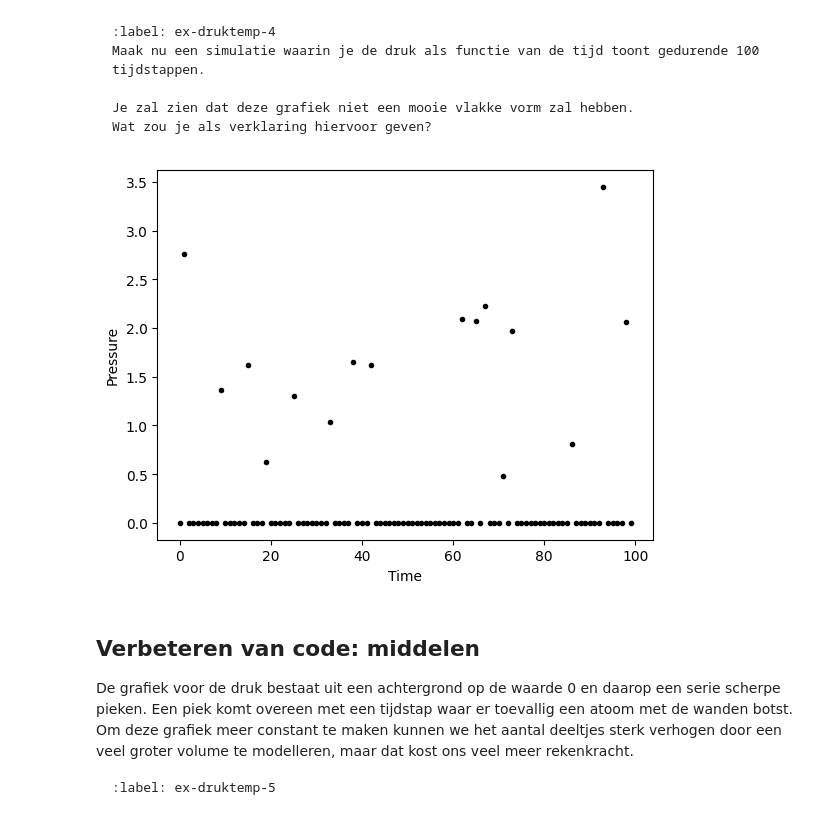
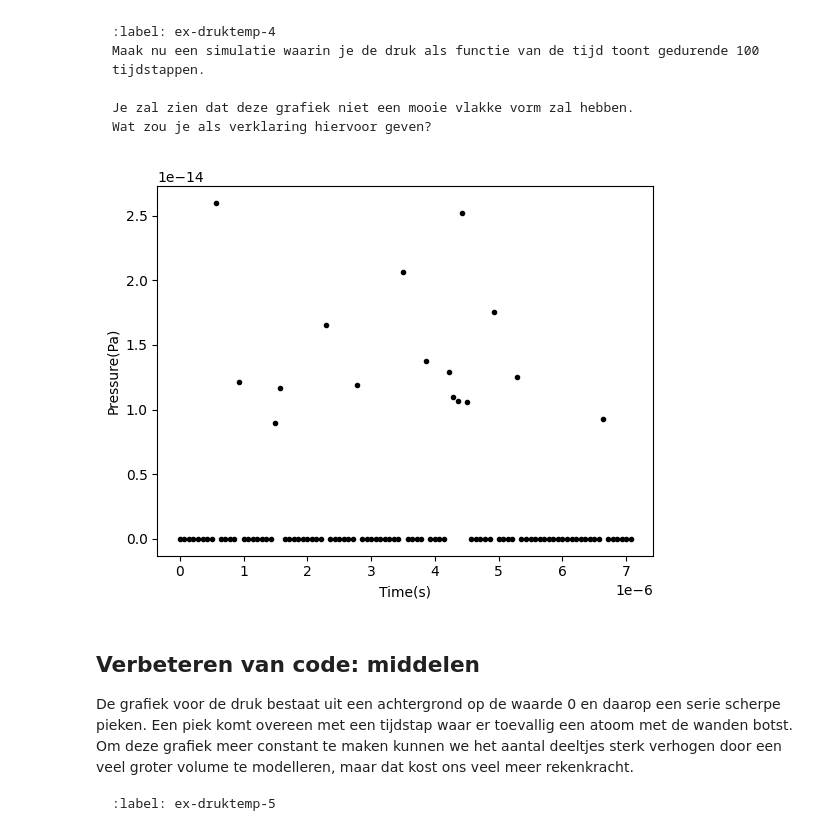
Before and after one commit to Toomab/warme-dynamica, a Jupyter notebook: Content/PySim/5_druktemp.ipynb, the cells around one changed output. Saved outputs shown, nothing was run; the diff lists cells and outputs as text; code cells hidden in the pictures.

```diff
--- a/Content/PySim/5_druktemp.ipynb
+++ b/Content/PySim/5_druktemp.ipynb
@@ -324,24 +323,24 @@ Wat zou je als verklaring hiervoor geven?
 # %%
 t = 100
 particles = []
 times = np.arange(t)*DT*T0
 temp = np.zeros(t)
 P = np.zeros(t)
 create_particles(particles)
 for i in range(t):
     P[i] = take_time_step(particles)
     temp[i] = temperature(particles)
 
-P_echt = P*(M0*V0)/(L0*T0)
+P_echt = P*(M0*V0**2)/(L0**2)
 
 plt.figure()
-plt.xlabel('Time')
-plt.ylabel('Pressure')
-plt.plot( P,'k.')
+plt.xlabel('Time(s)')
+plt.ylabel('Pressure(Pa)')
+plt.plot(times, P_echt,'k.')
 plt.show()
 #omdat er weinig deeltjes zijn kan een variatie van 1 meer of minder die per tijdseenheid botst met de muur botsten een groot effect hebben.
 # %% [output]
-[figure, old version]
+[figure, new version]
 # %% [markdown]
 ## Verbeteren van code: middelen
 
```
Also changed, not shown: parts of 5 cells of this notebook.
